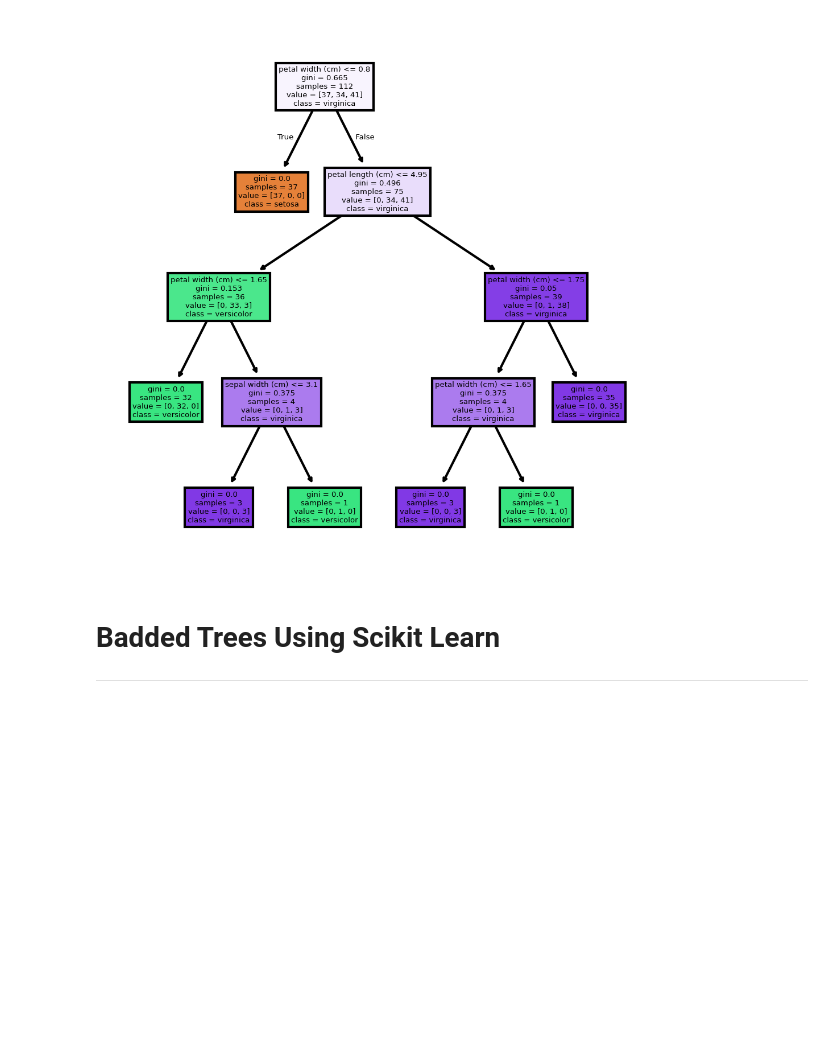
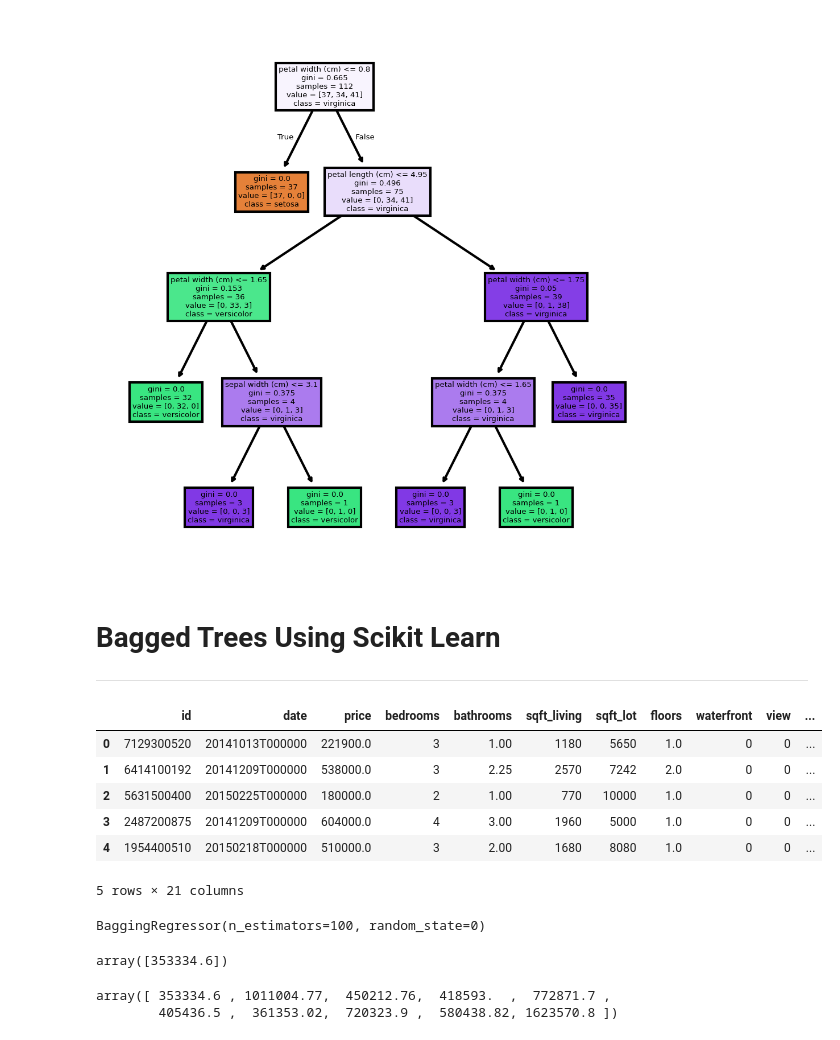
Before and after one commit to FranciscoNav/springboard, a Jupyter notebook: Decision_Trees.ipynb, the cells around one changed output. Drawn from its saved outputs; the diff is of its cells as text; code cells hidden in the pictures; blank space fills up the shorter version.

```diff
--- a/Decision_Trees.ipynb
+++ b/Decision_Trees.ipynb
@@ -134,6 +134,6 @@ tree.plot_tree(clf, feature_names=fn, class_names=cn, filled=True)
  Text(0.9, 0.3, 'gini = 0.0\nsamples = 35\nvalue = [0, 0, 35]\nclass = virginica')]
 [figure]
 # %% [markdown]
-# **Badded Trees Using Scikit Learn**
+# **Bagged Trees Using Scikit Learn**
 
 ---
@@ -139,0 +144,11 @@ tree.plot_tree(clf, feature_names=fn, class_names=cn, filled=True)
+# %%
+df = pd.read_csv('/content/sample_data/kc_house_data.csv')
+df.head()
+# %% [output]
+|  | id | date | price | bedrooms | bathrooms | sqft_living | sqft_lot | floors | waterfront | view | ... |
+| 0 | 7129300520 | 20141013T000000 | 221900.0 | 3 | 1.00 | 1180 | 5650 | 1.0 | 0 | 0 | ... |
+| 1 | 6414100192 | 20141209T000000 | 538000.0 | 3 | 2.25 | 2570 | 7242 | 2.0 | 0 | 0 | ... |
+| 2 | 5631500400 | 20150225T000000 | 180000.0 | 2 | 1.00 | 770 | 10000 | 1.0 | 0 | 0 | ... |
+| 3 | 2487200875 | 20141209T000000 | 604000.0 | 4 | 3.00 | 1960 | 5000 | 1.0 | 0 | 0 | ... |
+| 4 | 1954400510 | 20150218T000000 | 510000.0 | 3 | 2.00 | 1680 | 8080 | 1.0 | 0 | 0 | ... |
+5 rows × 21 columns
@@ -139,0 +163,20 @@ tree.plot_tree(clf, feature_names=fn, class_names=cn, filled=True)
+# %%
+# Make instance of the model
+# note n_estimators is how many decision tree are coming together to make a prediction
+reg = BaggingRegressor(n_estimators=100, random_state=0)
+
+reg.fit(x_train, y_train)
+# %% [output]
+BaggingRegressor(n_estimators=100, random_state=0)
+# %%
+# Make predictions
+# predict for one observation
+reg.predict(x_test.iloc[0].values.reshape(1,-1))
+# %% [output]
+array([353334.6])
+# %%
+# predic multiple observations
+reg.predict(x_test[0:10])
+# %% [output]
+array([ 353334.6 , 1011004.77,  450212.76,  418593.  ,  772871.7 ,
+        405436.5 ,  361353.02,  720323.9 ,  580438.82, 1623570.8 ])
```
Also changed, not shown: parts of 3 cells of this notebook.
